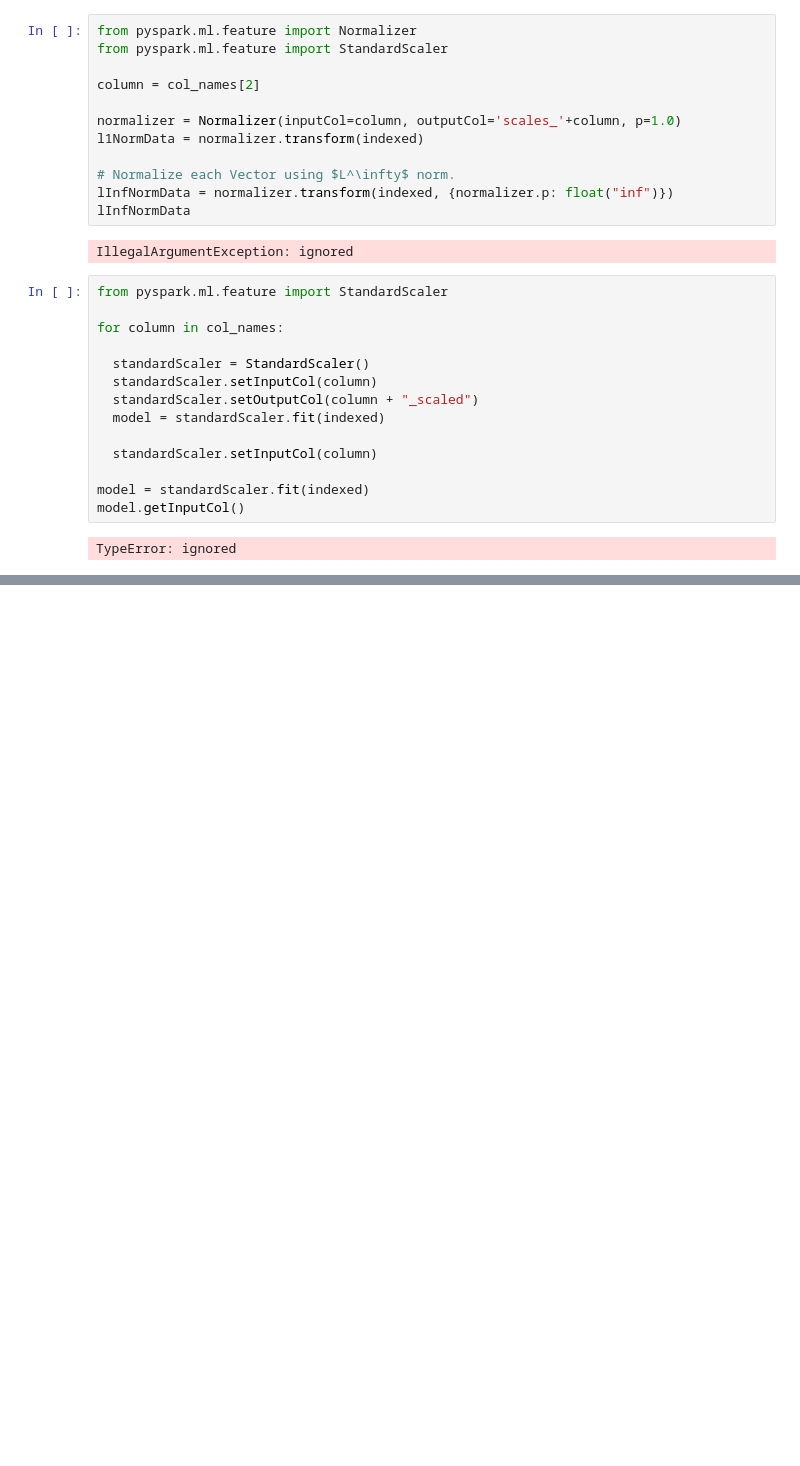
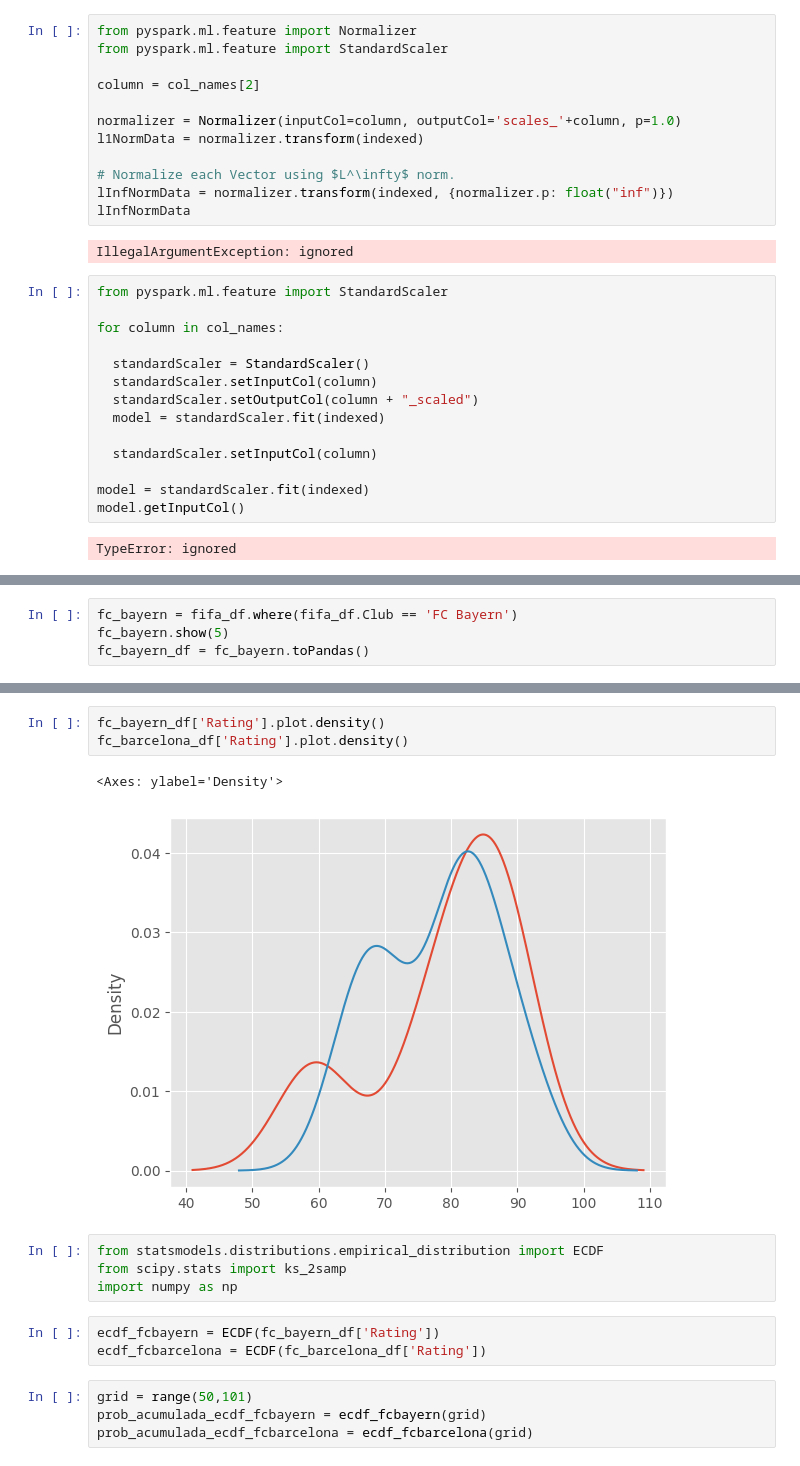
Before and after one commit to josefernandezest98/training, a Jupyter notebook: PySpark_Training/pyspark_training_notebook.ipynb, the cells around one changed output, grey strips where cells are left out. Cells and saved outputs as stored; diff of their text form; blank space fills up the shorter version.

```diff
--- a/PySpark_Training/pyspark_training_notebook.ipynb
+++ b/PySpark_Training/pyspark_training_notebook.ipynb
@@ -619,0 +631,4 @@ TypeError: ignored
+# %%
+fc_bayern = fifa_df.where(fifa_df.Club == 'FC Bayern')
+fc_bayern.show(5)
+fc_bayern_df = fc_bayern.toPandas()
@@ -619,0 +646,17 @@ TypeError: ignored
+# %%
+fc_bayern_df['Rating'].plot.density()
+fc_barcelona_df['Rating'].plot.density()
+# %% [output]
+<Axes: ylabel='Density'>
+[figure, added]
+# %%
+from statsmodels.distributions.empirical_distribution import ECDF
+from scipy.stats import ks_2samp
+import numpy as np
+# %%
+ecdf_fcbayern = ECDF(fc_bayern_df['Rating'])
+ecdf_fcbarcelona = ECDF(fc_barcelona_df['Rating'])
+# %%
+grid = range(50,101)
+prob_acumulada_ecdf_fcbayern = ecdf_fcbayern(grid)
+prob_acumulada_ecdf_fcbarcelona = ecdf_fcbarcelona(grid)
```
Also changed, not shown: parts of 7 cells of this notebook.
